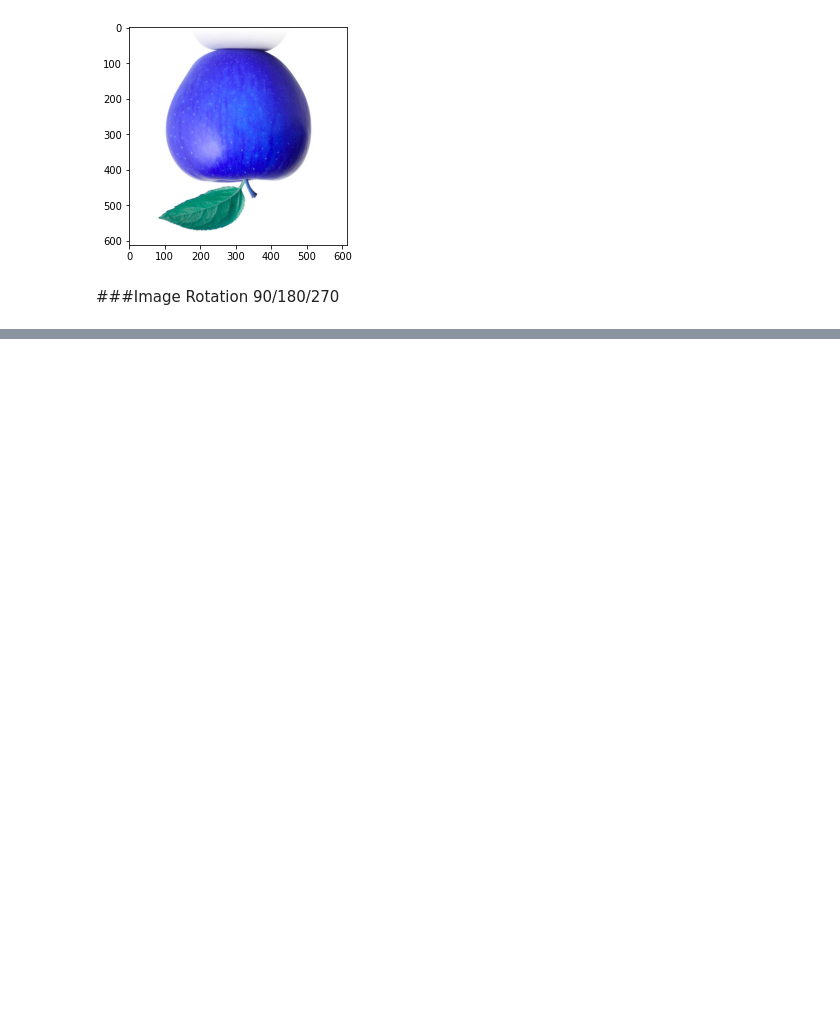
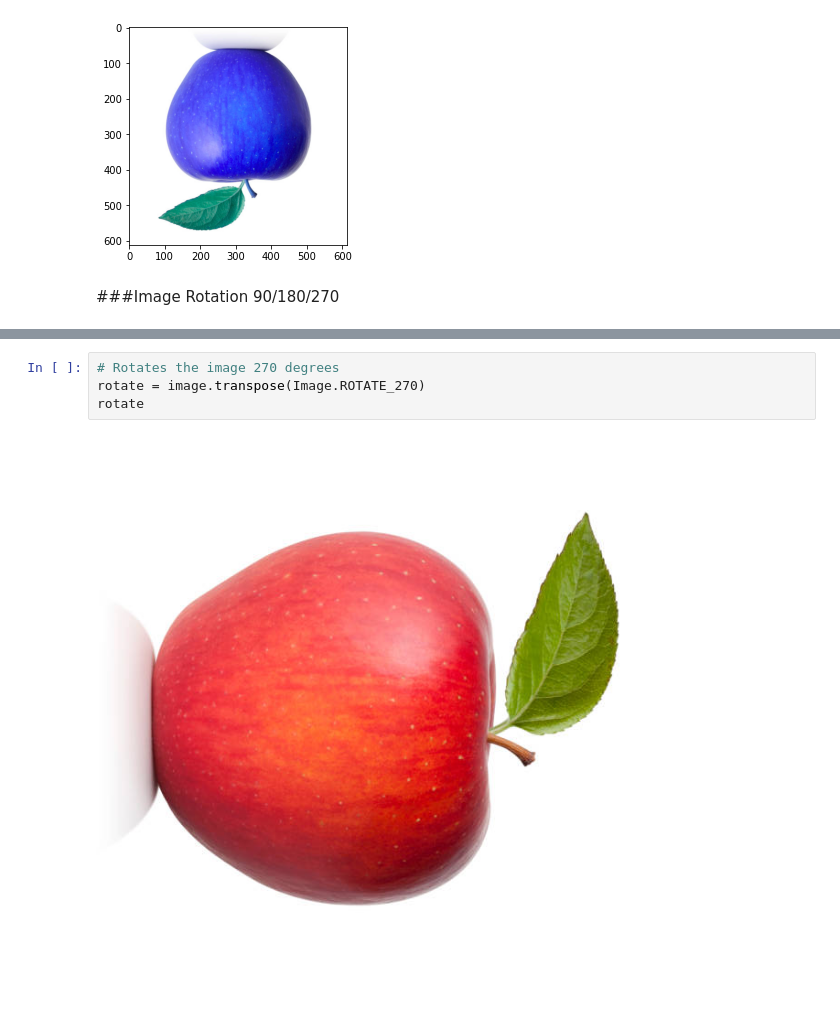
Before and after one commit to rahiakela/computer-vision-research-and-practice, a Jupyter notebook: deep-learning-patterns-and-practices/4-training-fundamentals/invariance_fundamentals.ipynb, the cells around one changed output, grey strips where cells are left out. Cells and saved outputs as stored; diff of their text form; blank space fills up the shorter version.

```diff
--- a/deep-learning-patterns-and-practices/4-training-fundamentals/invariance_fundamentals.ipynb
+++ b/deep-learning-patterns-and-practices/4-training-fundamentals/invariance_fundamentals.ipynb
@@ -163,0 +187,6 @@ plt.imshow(flip)
+# %%
+# Rotates the image 270 degrees
+rotate = image.transpose(Image.ROTATE_270)
+rotate
+# %% [output]
+[figure, added]
```
Also changed, not shown: parts of 22 cells of this notebook.
